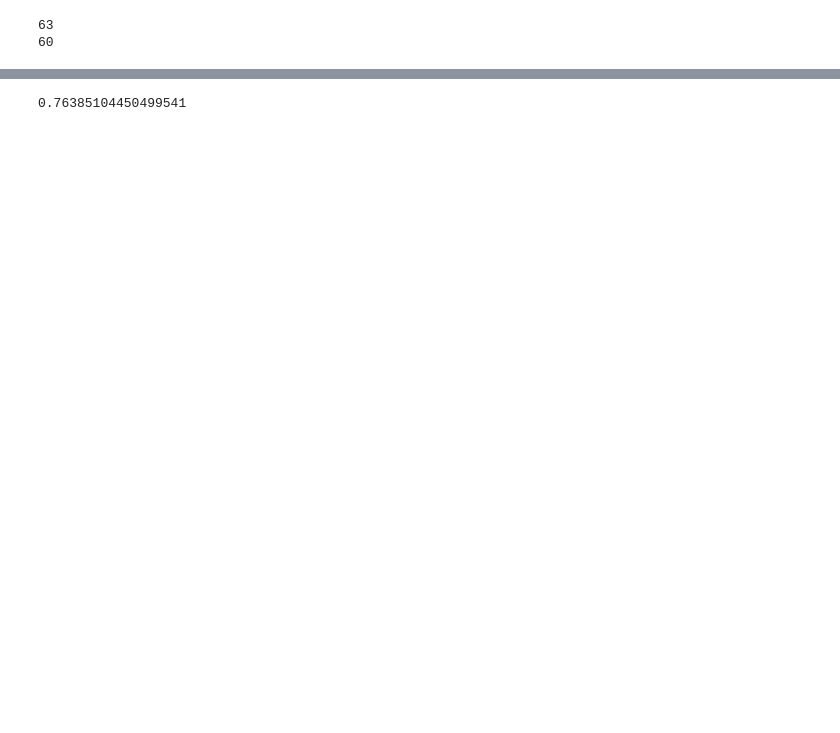
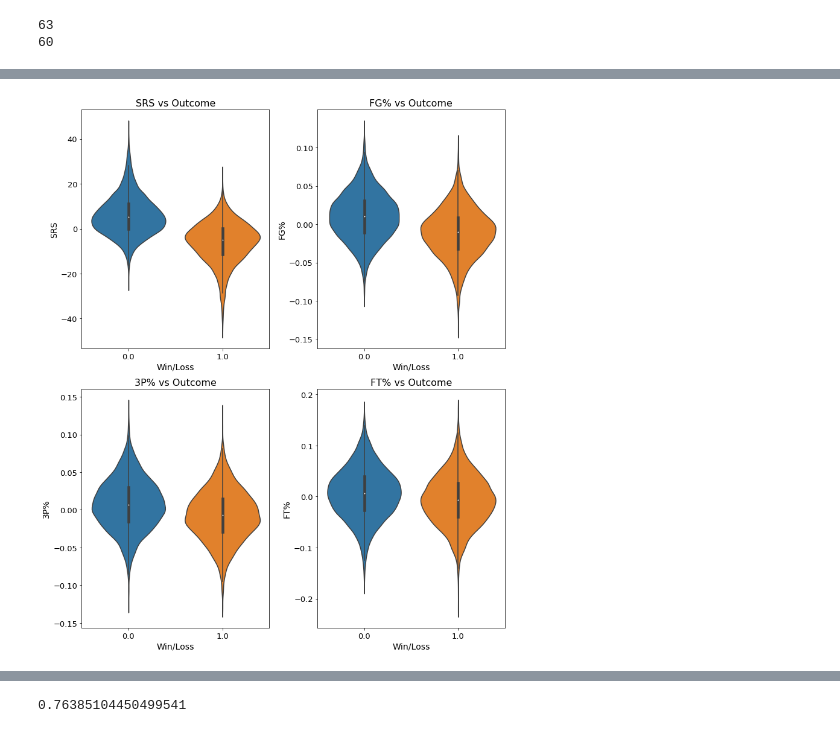
Before and after one commit to gmuersch/March-Madness-Predictor, a Jupyter notebook: Regression_Model.ipynb, the cells around one changed output, grey strips where cells are left out. Cells and saved outputs as stored; diff of their text form; code cells hidden in the pictures; blank space fills up the shorter version.

Commit message:
Updated Regression_Model.ipynb
Added graphs showing how our selected features correlate to success

```diff
--- a/Regression_Model.ipynb
+++ b/Regression_Model.ipynb
@@ -64,18 +78,12 @@ def match_stats_reg_season(df_games,df_features):
 match_stats_reg_season(df_games19,df_features19);
 match_stats_reg_season(df_games18,df_features18);
 # %%
-# Now our data is ready to be used to train our model
+# Define our feature set and create our final dataframe holding the match stats and outcome
 
 features = ['SRS','FG%','3P%','FT%']
 
 df_match_stats_reg_season = pd.DataFrame(columns=['SRS','FG%','3P%','FT%','W/L'],data=reg_season)
-df_match_stats_reg_season['W/L'] = pd.get_dummies(df_match_stats_reg_season['W/L']) #encode the categorical variables
-# 0 is a win, 1 is a loss
 
-
-
-all_x = df_match_stats_reg_season[features]
-all_y = df_match_stats_reg_season['W/L']
-
-model = LogisticRegression()
-model.fit(all_x, all_y)
+#encode the categorical variables: 0 is a win, 1 is a loss
+df_match_stats_reg_season['W/L'] = pd.get_dummies(df_match_stats_reg_season['W/L'])
+df_match_stats_reg_season = df_match_stats_reg_season.astype(float)
@@ -86,0 +90,74 @@ LogisticRegression(C=1.0, class_weight=None, dual=False, fit_intercept=True,
+# %%
+# Using violin plots we can graph each feature against match outcomes
+# This will help us visually determine if our features correlate to winning
+
+
+# SRS vs Outcome
+# SRS = simple rating system
+# This stat measures a teams strength of schedule since weaker opponents
+# will generally yield higher statistics that can skew data
+
+fig, ax = plt.subplots(2,2,figsize=(11,13))
+
+srs = sns.violinplot(y='SRS', x='W/L',
+                 data=df_match_stats_reg_season,
+                   ax=ax[0][0])
+srs.axes.set_title("SRS vs Outcome",
+                    fontsize=16)
+srs.set_xlabel("Win/Loss",
+                fontsize=14)
+srs.set_ylabel("SRS",
+                fontsize=14)
+srs.tick_params(labelsize=13)
+
+
+# FG% vs Outcome
+# FG% = field goal percentage
+# The percent chance a team has of making any given shot
+fgp = sns.violinplot(y='FG%', x='W/L',
+                 data=df_match_stats_reg_season,
+                   ax=ax[0][1])
+
+fgp.axes.set_title("FG% vs Outcome",
+                    fontsize=16)
+fgp.set_xlabel("Win/Loss",
+                fontsize=14)
+fgp.set_ylabel("FG%",
+                fontsize=14)
+fgp.tick_params(labelsize=13)
+
+
+# 3P% vs Outcome
+# 3P% = three point percentage
+# The percent chance a team has of making a three point shot
+tpp = sns.violinplot(y='3P%', x='W/L',
+                 data=df_match_stats_reg_season,
+                   ax=ax[1][0])
+
+tpp.axes.set_title("3P% vs Outcome",
+                    fontsize=16)
+tpp.set_xlabel("Win/Loss",
+                fontsize=14)
+tpp.set_ylabel("3P%",
+                fontsize=14)
+tpp.tick_params(labelsize=13)
+
+
+# FT% vs Outcome
+# FT% = free throw percentage
+# The percent chance a team has of making any given free throw attempt
+ftp = sns.violinplot(y='FT%', x='W/L',
+                 data=df_match_stats_reg_season,
+                   ax=ax[1][1])
+
+ftp.axes.set_title("FT% vs Outcome",
+                    fontsize=16)
+ftp.set_xlabel("Win/Loss",
+                fontsize=14)
+ftp.set_ylabel("FT%",
+                fontsize=14)
+ftp.tick_params(labelsize=13)
+
+plt.tight_layout()
+# %% [output]
+[figure, added]
```
Also changed, not shown: parts of 10 cells of this notebook.
